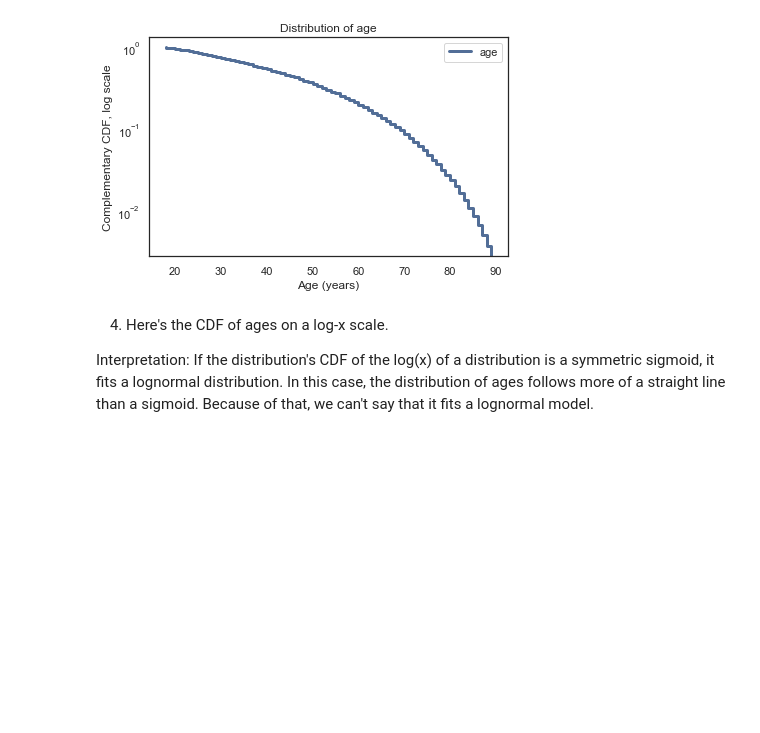
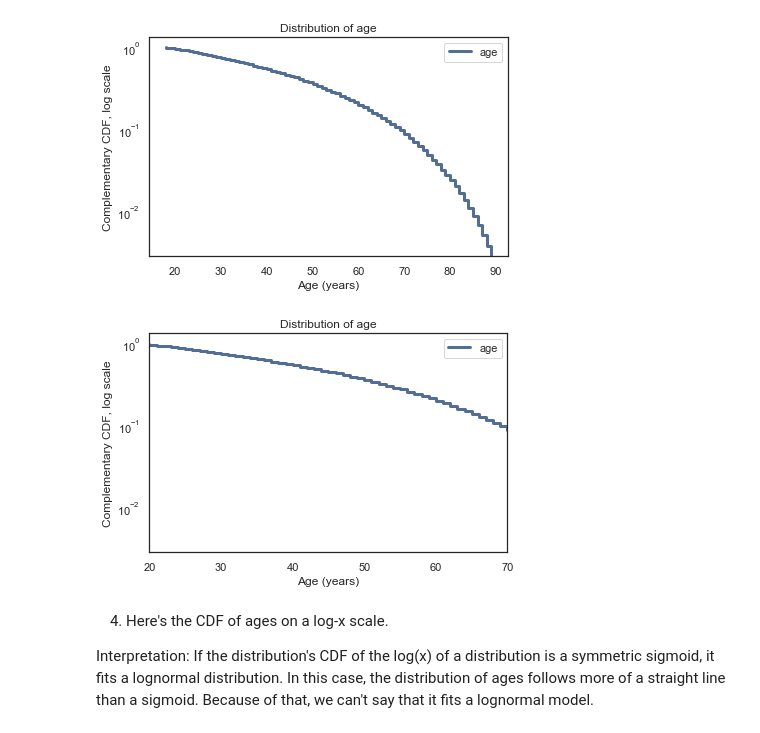
Before and after one commit to filipefborba/ThinkStats2, a Jupyter notebook: homeworks/homework02.ipynb, the cells around one changed output. Cells and saved outputs as stored; diff of their text form; code cells hidden in the pictures; blank space fills up the shorter version.

```diff
--- a/homeworks/homework02.ipynb
+++ b/homeworks/homework02.ipynb
@@ -139,6 +139,16 @@ decorate(title='Distribution of age',
          yscale='log')
 # %% [output]
 [figure]
+# %%
+thinkplot.cdf(cdf_age, label='age', complement=True)
+
+decorate(title='Distribution of age',
+         xlabel='Age (years)',
+         ylabel='Complementary CDF, log scale',
+         yscale='log',
+        xlim=(20,70))
+# %% [output]
+[figure, added]
 # %% [markdown]
 4) Here's the CDF of ages on a log-x scale.
 
```
Also changed, not shown: parts of 24 cells of this notebook.
